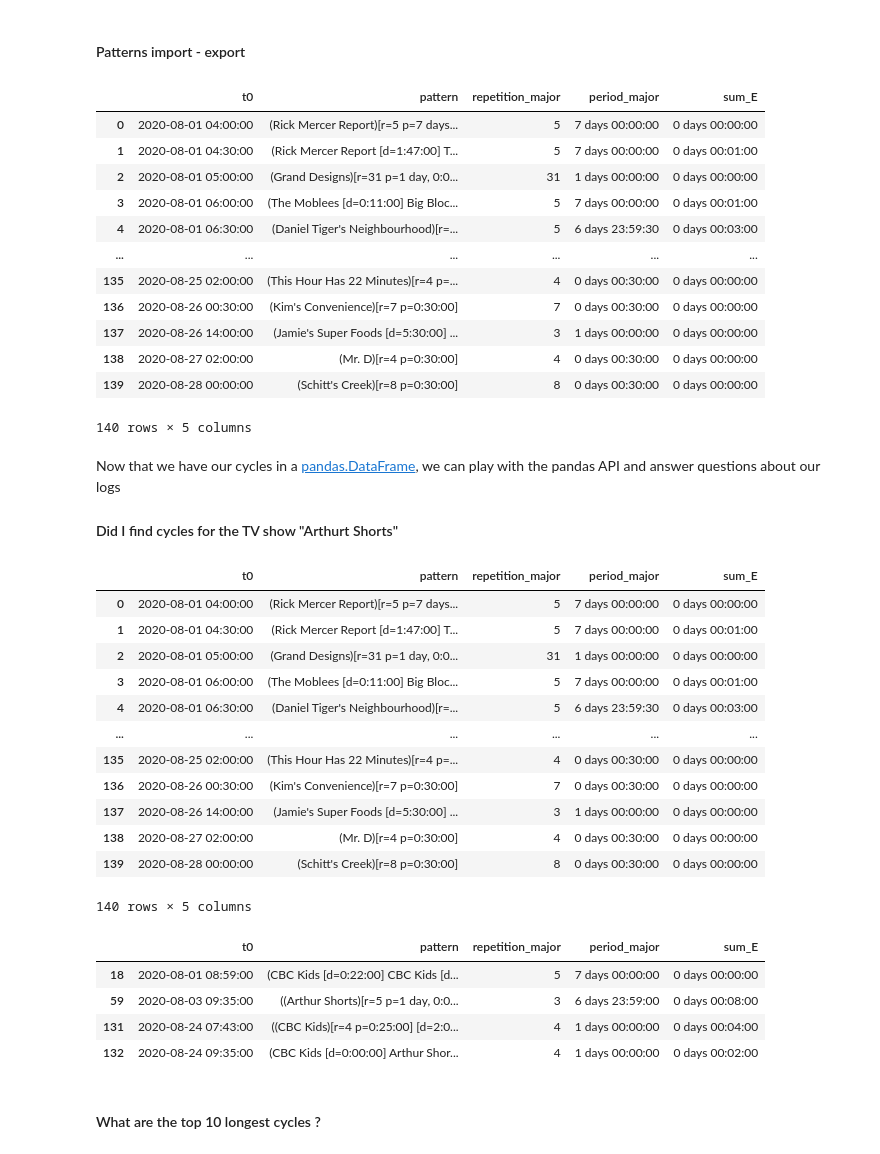
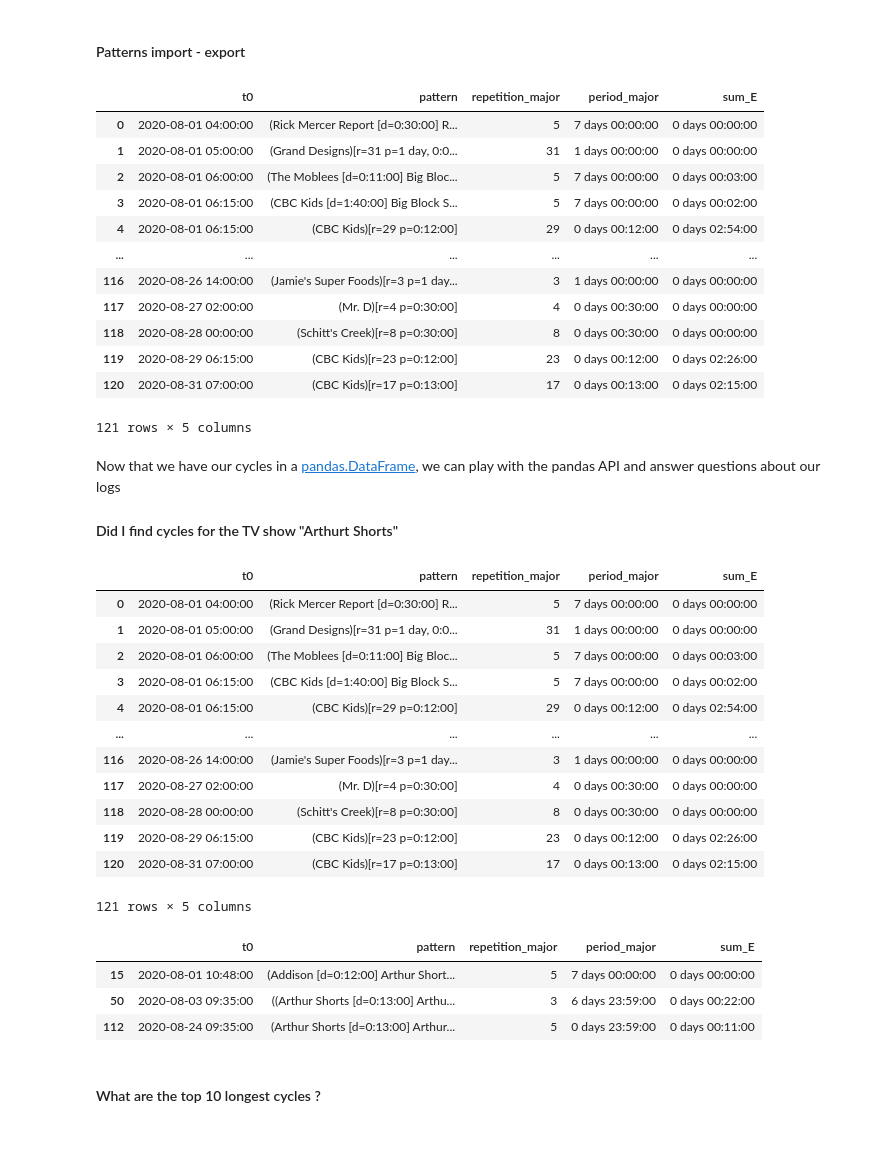
Before and after one commit to scikit-mine/scikit-mine, a Jupyter notebook: docs/tutorials/periodic/periodic_pattern_mining_on_canadian_TV_logs.ipynb, the cells around one changed output. Saved outputs shown, nothing was run; the diff lists cells and outputs as text; code cells hidden in the pictures.

```diff
--- a/docs/tutorials/periodic/periodic_pattern_mining_on_canadian_TV_logs.ipynb
+++ b/docs/tutorials/periodic/periodic_pattern_mining_on_canadian_TV_logs.ipynb
@@ -232,4 +201,4 @@ Autoscale remove nb zeros  10
 # %% [markdown]
 Compute simple and complex (with horizontal and vertical combinations) cycles on ctv_logs :
 # %%
-pcm = PeriodicPatternMiner().fit(ctv_logs)
+pcm = PeriodicPatternMiner(complex=True).fit(ctv_logs)
@@ -277,30 +235,30 @@ pcm.draw_pattern(45)
 # %%
 #Store in a json file the patterns ("patterns.json" by default)
 pcm.export_patterns(file = "patterns.json")
 
 # reinitialize the PeriodicPatternMiner :
 pcm = PeriodicPatternMiner()
 
 # import the json file ("patterns.json" by default)
 pcm.import_patterns(file = "patterns.json")
 
 # recompute the pattern :
-cycles = pcm.discover()
+cycles = pcm.transform(ctv_logs)
 cycles
 # %% [output]
 |  | t0 | pattern | repetition_major | period_major | sum_E |
-| 0 | 2020-08-01 04:00:00 | (Rick Mercer Report)[r=5 p=7 days... | 5 | 7 days 00:00:00 | 0 days 00:00:00 |
-| 1 | 2020-08-01 04:30:00 | (Rick Mercer Report [d=1:47:00] T... | 5 | 7 days 00:00:00 | 0 days 00:01:00 |
-| 2 | 2020-08-01 05:00:00 | (Grand Designs)[r=31 p=1 day, 0:0... | 31 | 1 days 00:00:00 | 0 days 00:00:00 |
-| 3 | 2020-08-01 06:00:00 | (The Moblees [d=0:11:00] Big Bloc... | 5 | 7 days 00:00:00 | 0 days 00:01:00 |
-| 4 | 2020-08-01 06:30:00 | (Daniel Tiger's Neighbourhood)[r=... | 5 | 6 days 23:59:30 | 0 days 00:03:00 |
+| 0 | 2020-08-01 04:00:00 | (Rick Mercer Report [d=0:30:00] R... | 5 | 7 days 00:00:00 | 0 days 00:00:00 |
+| 1 | 2020-08-01 05:00:00 | (Grand Designs)[r=31 p=1 day, 0:0... | 31 | 1 days 00:00:00 | 0 days 00:00:00 |
+| 2 | 2020-08-01 06:00:00 | (The Moblees [d=0:11:00] Big Bloc... | 5 | 7 days 00:00:00 | 0 days 00:03:00 |
+| 3 | 2020-08-01 06:15:00 | (CBC Kids [d=1:40:00] Big Block S... | 5 | 7 days 00:00:00 | 0 days 00:02:00 |
+| 4 | 2020-08-01 06:15:00 | (CBC Kids)[r=29 p=0:12:00] | 29 | 0 days 00:12:00 | 0 days 02:54:00 |
 | ... | ... | ... | ... | ... | ... |
-| 135 | 2020-08-25 02:00:00 | (This Hour Has 22 Minutes)[r=4 p=... | 4 | 0 days 00:30:00 | 0 days 00:00:00 |
-| 136 | 2020-08-26 00:30:00 | (Kim's Convenience)[r=7 p=0:30:00] | 7 | 0 days 00:30:00 | 0 days 00:00:00 |
-| 137 | 2020-08-26 14:00:00 | (Jamie's Super Foods [d=5:30:00] ... | 3 | 1 days 00:00:00 | 0 days 00:00:00 |
-| 138 | 2020-08-27 02:00:00 | (Mr. D)[r=4 p=0:30:00] | 4 | 0 days 00:30:00 | 0 days 00:00:00 |
-| 139 | 2020-08-28 00:00:00 | (Schitt's Creek)[r=8 p=0:30:00] | 8 | 0 days 00:30:00 | 0 days 00:00:00 |
+| 116 | 2020-08-26 14:00:00 | (Jamie's Super Foods)[r=3 p=1 day... | 3 | 1 days 00:00:00 | 0 days 00:00:00 |
+| 117 | 2020-08-27 02:00:00 | (Mr. D)[r=4 p=0:30:00] | 4 | 0 days 00:30:00 | 0 days 00:00:00 |
+| 118 | 2020-08-28 00:00:00 | (Schitt's Creek)[r=8 p=0:30:00] | 8 | 0 days 00:30:00 | 0 days 00:00:00 |
+| 119 | 2020-08-29 06:15:00 | (CBC Kids)[r=23 p=0:12:00] | 23 | 0 days 00:12:00 | 0 days 02:26:00 |
+| 120 | 2020-08-31 07:00:00 | (CBC Kids)[r=17 p=0:13:00] | 17 | 0 days 00:13:00 | 0 days 02:15:00 |
-140 rows × 5 columns
+121 rows × 5 columns
 # %% [markdown]
 Now that we have our cycles in a [pandas.DataFrame](https://pandas.pydata.org/pandas-docs/stable/reference/api/pandas.DataFrame.html), we can play with the pandas API and answer questions about our logs
 
@@ -309,26 +267,25 @@ Now that we have our cycles in a [pandas.DataFrame](https://pandas.pydata.org/pa
 cycles
 # %% [output]
 |  | t0 | pattern | repetition_major | period_major | sum_E |
-| 0 | 2020-08-01 04:00:00 | (Rick Mercer Report)[r=5 p=7 days... | 5 | 7 days 00:00:00 | 0 days 00:00:00 |
-| 1 | 2020-08-01 04:30:00 | (Rick Mercer Report [d=1:47:00] T... | 5 | 7 days 00:00:00 | 0 days 00:01:00 |
-| 2 | 2020-08-01 05:00:00 | (Grand Designs)[r=31 p=1 day, 0:0... | 31 | 1 days 00:00:00 | 0 days 00:00:00 |
-| 3 | 2020-08-01 06:00:00 | (The Moblees [d=0:11:00] Big Bloc... | 5 | 7 days 00:00:00 | 0 days 00:01:00 |
-| 4 | 2020-08-01 06:30:00 | (Daniel Tiger's Neighbourhood)[r=... | 5 | 6 days 23:59:30 | 0 days 00:03:00 |
+| 0 | 2020-08-01 04:00:00 | (Rick Mercer Report [d=0:30:00] R... | 5 | 7 days 00:00:00 | 0 days 00:00:00 |
+| 1 | 2020-08-01 05:00:00 | (Grand Designs)[r=31 p=1 day, 0:0... | 31 | 1 days 00:00:00 | 0 days 00:00:00 |
+| 2 | 2020-08-01 06:00:00 | (The Moblees [d=0:11:00] Big Bloc... | 5 | 7 days 00:00:00 | 0 days 00:03:00 |
+| 3 | 2020-08-01 06:15:00 | (CBC Kids [d=1:40:00] Big Block S... | 5 | 7 days 00:00:00 | 0 days 00:02:00 |
+| 4 | 2020-08-01 06:15:00 | (CBC Kids)[r=29 p=0:12:00] | 29 | 0 days 00:12:00 | 0 days 02:54:00 |
 | ... | ... | ... | ... | ... | ... |
-| 135 | 2020-08-25 02:00:00 | (This Hour Has 22 Minutes)[r=4 p=... | 4 | 0 days 00:30:00 | 0 days 00:00:00 |
-| 136 | 2020-08-26 00:30:00 | (Kim's Convenience)[r=7 p=0:30:00] | 7 | 0 days 00:30:00 | 0 days 00:00:00 |
-| 137 | 2020-08-26 14:00:00 | (Jamie's Super Foods [d=5:30:00] ... | 3 | 1 days 00:00:00 | 0 days 00:00:00 |
-| 138 | 2020-08-27 02:00:00 | (Mr. D)[r=4 p=0:30:00] | 4 | 0 days 00:30:00 | 0 days 00:00:00 |
-| 139 | 2020-08-28 00:00:00 | (Schitt's Creek)[r=8 p=0:30:00] | 8 | 0 days 00:30:00 | 0 days 00:00:00 |
+| 116 | 2020-08-26 14:00:00 | (Jamie's Super Foods)[r=3 p=1 day... | 3 | 1 days 00:00:00 | 0 days 00:00:00 |
+| 117 | 2020-08-27 02:00:00 | (Mr. D)[r=4 p=0:30:00] | 4 | 0 days 00:30:00 | 0 days 00:00:00 |
+| 118 | 2020-08-28 00:00:00 | (Schitt's Creek)[r=8 p=0:30:00] | 8 | 0 days 00:30:00 | 0 days 00:00:00 |
+| 119 | 2020-08-29 06:15:00 | (CBC Kids)[r=23 p=0:12:00] | 23 | 0 days 00:12:00 | 0 days 02:26:00 |
+| 120 | 2020-08-31 07:00:00 | (CBC Kids)[r=17 p=0:13:00] | 17 | 0 days 00:13:00 | 0 days 02:15:00 |
-140 rows × 5 columns
+121 rows × 5 columns
 # %%
 cycles[cycles["pattern"].apply(lambda x: "Arthur Shorts" in x)]
 # %% [output]
 |  | t0 | pattern | repetition_major | period_major | sum_E |
-| 18 | 2020-08-01 08:59:00 | (CBC Kids [d=0:22:00] CBC Kids [d... | 5 | 7 days 00:00:00 | 0 days 00:00:00 |
-| 59 | 2020-08-03 09:35:00 | ((Arthur Shorts)[r=5 p=1 day, 0:0... | 3 | 6 days 23:59:00 | 0 days 00:08:00 |
-| 131 | 2020-08-24 07:43:00 | ((CBC Kids)[r=4 p=0:25:00] [d=2:0... | 4 | 1 days 00:00:00 | 0 days 00:04:00 |
-| 132 | 2020-08-24 09:35:00 | (CBC Kids [d=0:00:00] Arthur Shor... | 4 | 1 days 00:00:00 | 0 days 00:02:00 |
+| 15 | 2020-08-01 10:48:00 | (Addison [d=0:12:00] Arthur Short... | 5 | 7 days 00:00:00 | 0 days 00:00:00 |
+| 50 | 2020-08-03 09:35:00 | ((Arthur Shorts [d=0:13:00] Arthu... | 3 | 6 days 23:59:00 | 0 days 00:22:00 |
+| 112 | 2020-08-24 09:35:00 | (Arthur Shorts [d=0:13:00] Arthur... | 5 | 0 days 23:59:00 | 0 days 00:11:00 |
 # %% [markdown]
 #### What are the top 10 longest cycles ?
 # %%
```
Also changed, not shown: parts of 15 cells of this notebook, 1 other file.
